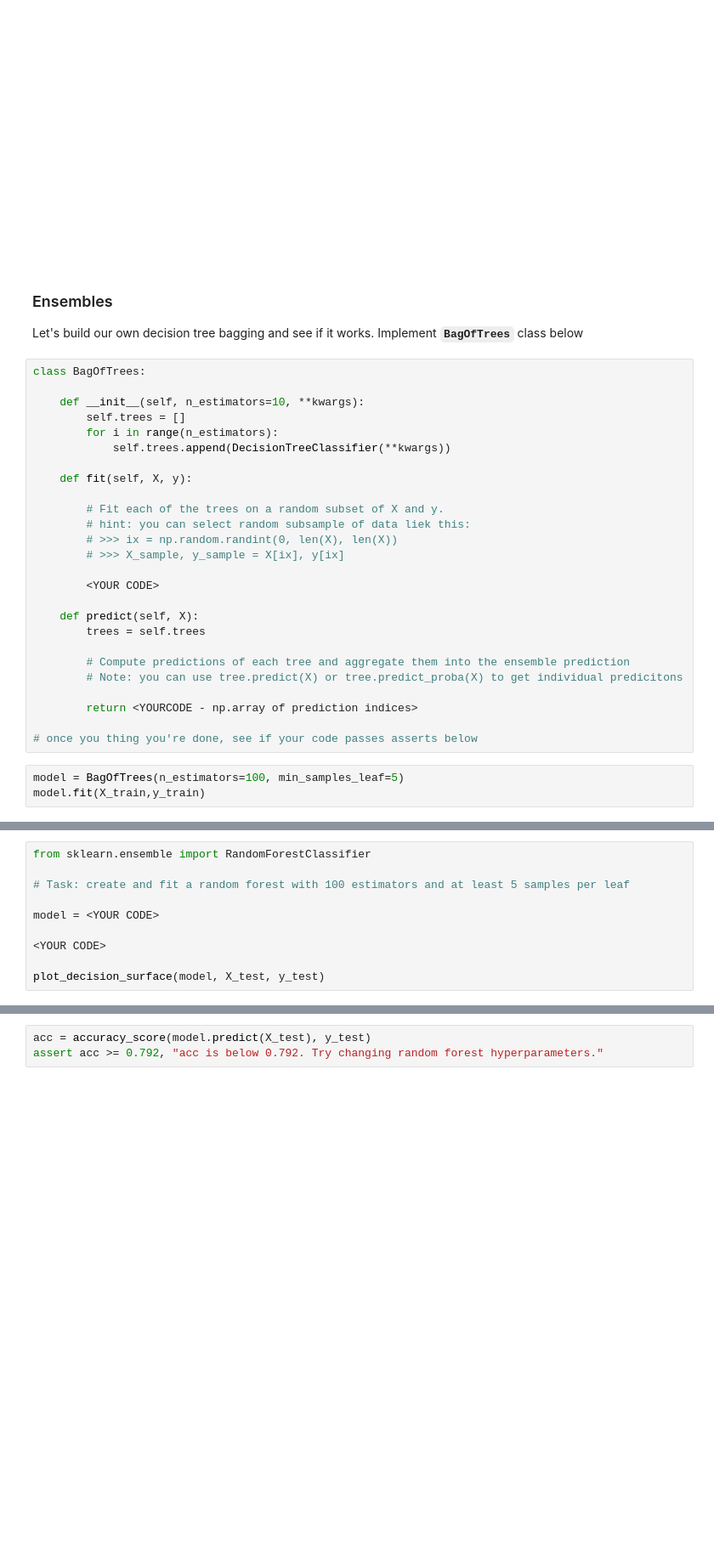
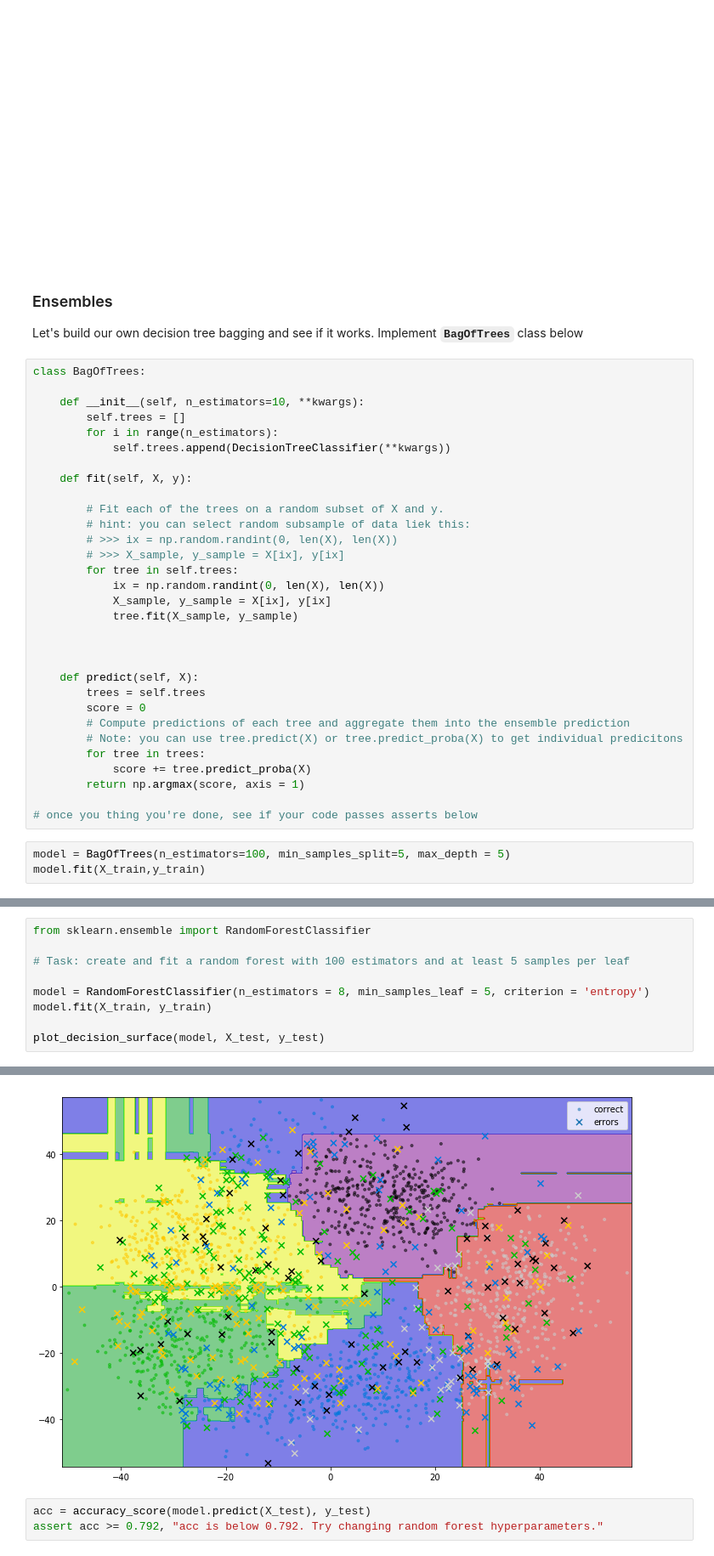
Before and after one commit to bainbrid/MLatImperial2018, a Jupyter notebook: 04_lab/lab1_decision_trees.ipynb, the cells around one changed output, grey strips where cells are left out. Shown at 85% size. Saved outputs shown, nothing was run; the diff lists cells and outputs as text; blank space fills up the shorter version.

```diff
--- a/04_lab/lab1_decision_trees.ipynb
+++ b/04_lab/lab1_decision_trees.ipynb
@@ -162,20 +162,25 @@ class BagOfTrees:
         # hint: you can select random subsample of data liek this:
         # >>> ix = np.random.randint(0, len(X), len(X))
         # >>> X_sample, y_sample = X[ix], y[ix]
+        for tree in self.trees:
+            ix = np.random.randint(0, len(X), len(X))
+            X_sample, y_sample = X[ix], y[ix]
+            tree.fit(X_sample, y_sample)
 
-        <YOUR CODE>
+
 
     def predict(self, X):
         trees = self.trees
-
+        score = 0
         # Compute predictions of each tree and aggregate them into the ensemble prediction
         # Note: you can use tree.predict(X) or tree.predict_proba(X) to get individual predicitons
-
-        return <YOURCODE - np.array of prediction indices>
+        for tree in trees:
+            score += tree.predict_proba(X)
+        return np.argmax(score, axis = 1)
 
 # once you thing you're done, see if your code passes asserts below
 # %%
-model = BagOfTrees(n_estimators=100, min_samples_leaf=5)
+model = BagOfTrees(n_estimators=100, min_samples_split=5, max_depth = 5)
 model.fit(X_train,y_train)
 # %%
 print('\n'.join(map(str, model.trees[:2])))
@@ -229,8 +237,8 @@ from sklearn.ensemble import RandomForestClassifier
 
 # Task: create and fit a random forest with 100 estimators and at least 5 samples per leaf
 
-model = <YOUR CODE>
-
-<YOUR CODE>
+model = RandomForestClassifier(n_estimators = 8, min_samples_leaf = 5, criterion = 'entropy')
+model.fit(X_train, y_train)
 
 plot_decision_surface(model, X_test, y_test)
+# %% [output]
@@ -237,3 +246,4 @@ plot_decision_surface(model, X_test, y_test)
+[figure, added]
 # %%
 acc = accuracy_score(model.predict(X_test), y_test)
 assert acc >= 0.792, "acc is below 0.792. Try changing random forest hyperparameters."
```
Also changed, not shown: parts of 23 cells of this notebook, 1 other file.
